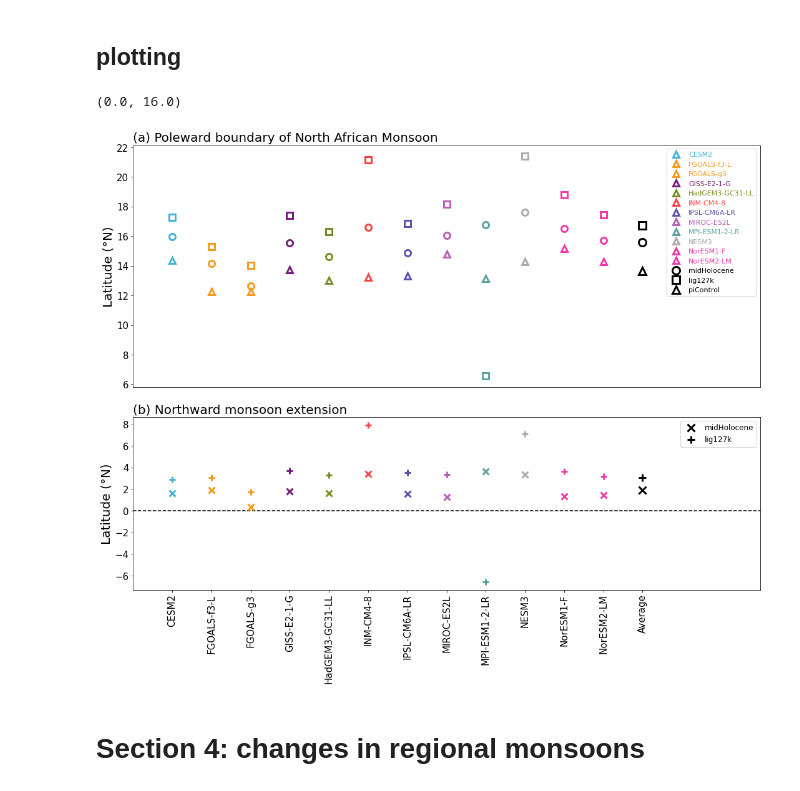
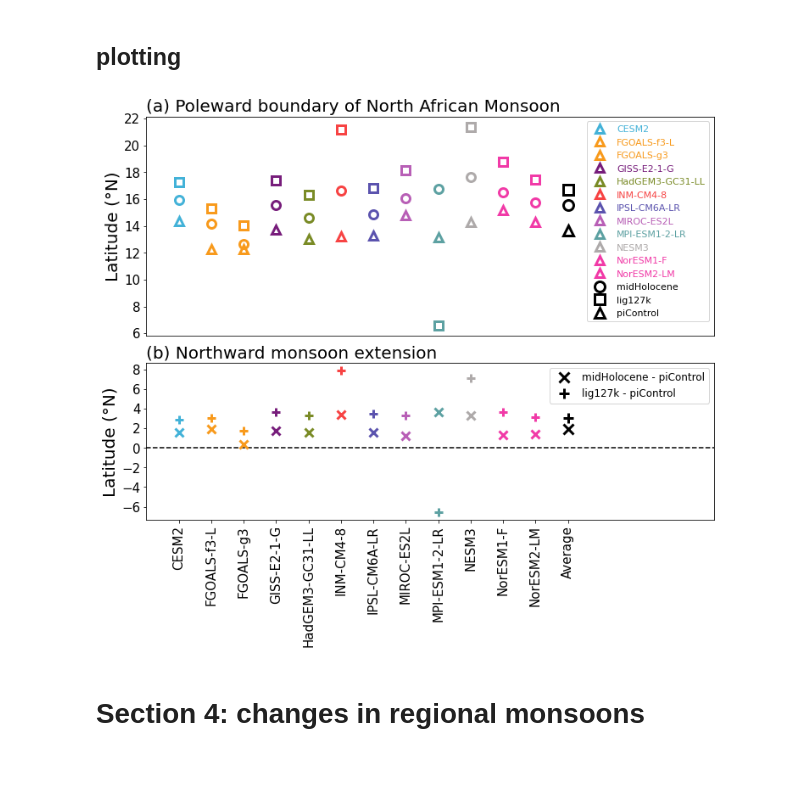
Before and after one commit to pmip4/pmip_p2fvar_analyzer, a Jupyter notebook: notebooks/ensemble_line_scatter_plot_regionalmonsoon_seaice.ipynb, the cells around one changed output. Drawn from its saved outputs; the diff is of its cells as text; code cells hidden in the pictures.

```diff
--- a/notebooks/ensemble_line_scatter_plot_regionalmonsoon_seaice.ipynb
+++ b/notebooks/ensemble_line_scatter_plot_regionalmonsoon_seaice.ipynb
@@ -446,7 +446,7 @@ for model in available_model:
 # %% [markdown]
 ## plotting
 # %%
-plt.figure(figsize=(18,15))
+plt.figure(figsize=(12,10))
 gs = gridspec.GridSpec(3, 1, height_ratios=[7,5,1])
 
 
@@ -462,39 +462,39 @@ for m in available_model:
 # ensemble average
 plt.plot(position,mh_naf_ave,marker='o',color='k',fillstyle='none',mew=3, ms=12,linestyle='None',label="midHolocene")
 plt.plot(position,lig_naf_ave,marker='s',color='k',fillstyle='none',mew=3, ms=12,linestyle='None',label="lig127k")
 plt.plot(position,pi_naf_ave,marker='^',color='k',fillstyle='none',mew=3, ms=12,linestyle='None',label="piControl")
 leg=plt.legend(fontsize=11)
 for line, text in zip(leg.get_lines(), leg.get_texts()):
     text.set_color(line.get_color())
 plt.xticks([])
 plt.yticks(fontsize=15)
 plt.ylabel('Latitude (%sN)'%chr(176),fontsize=20)
-plt.xlim([0,position+3])
+plt.xlim([0,position+4.5])
 
 plt.subplot(gs[1])
 plt.title('(b) Northward monsoon extension',loc='left',fontsize=20)
 plt.axhline(y=0,color='k',linestyle="--")
 #plt.axhline(xmin=0,xmax=20,y=10,color='k',linestyle="-",linewidth=1.5)
 
 position1 = 1
 for m in available_model:
     plt.plot(position1,diff_mh_naf[m],marker='x',color=model_color(m,'py'),fillstyle='none',mew=3, ms=10,linestyle='None')
     plt.plot(position1,diff_lig_naf[m],marker='+',color=model_color(m,'py'),fillstyle='none',mew=3, ms=10,linestyle='None')
     position1 = position1 + 1
 
-plt.plot(position1,diff_mh_naf_ave,marker='x',color='k',fillstyle='none',mew=3, ms=12,linestyle='None',label="midHolocene")
-plt.plot(position1,diff_lig_naf_ave,marker='+',color='k',fillstyle='none',mew=3, ms=12,linestyle='None',label="lig127k")
+plt.plot(position1,diff_mh_naf_ave,marker='x',color='k',fillstyle='none',mew=3, ms=12,linestyle='None',label="midHolocene - piControl")
+plt.plot(position1,diff_lig_naf_ave,marker='+',color='k',fillstyle='none',mew=3, ms=12,linestyle='None',label="lig127k - piControl")
 
 leg=plt.legend(fontsize=12)
 plt.yticks(fontsize=15)
 plt.ylabel('Latitude (%sN)'%chr(176),fontsize=20)
 model_tick = available_model + ['Average']
 number = np.linspace(1,position1,position1)
 plt.xticks(number,model_tick,rotation=90,fontsize=15)
-plt.xlim([0,position1+3])
+plt.xlim([0,position1+4.5])
+plt.savefig('naf_expansion.pdf')
 # %% [output]
-(0.0, 16.0)
-[figure, old version]
+[figure, new version]
 # %% [markdown]
 # Section 4: changes in regional monsoons
 # %%
```
Also changed, not shown: parts of 1 cell of this notebook, 1 other file.
